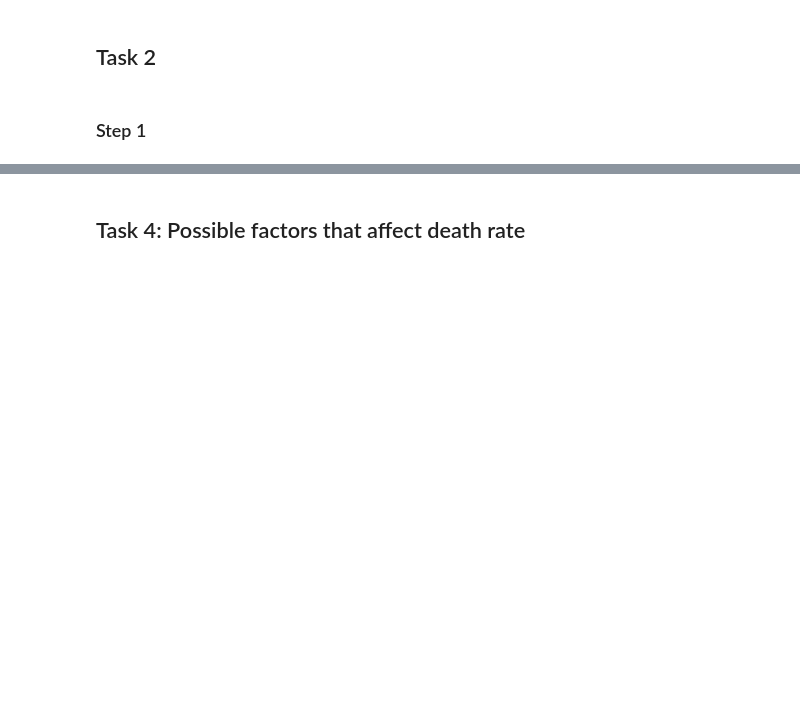
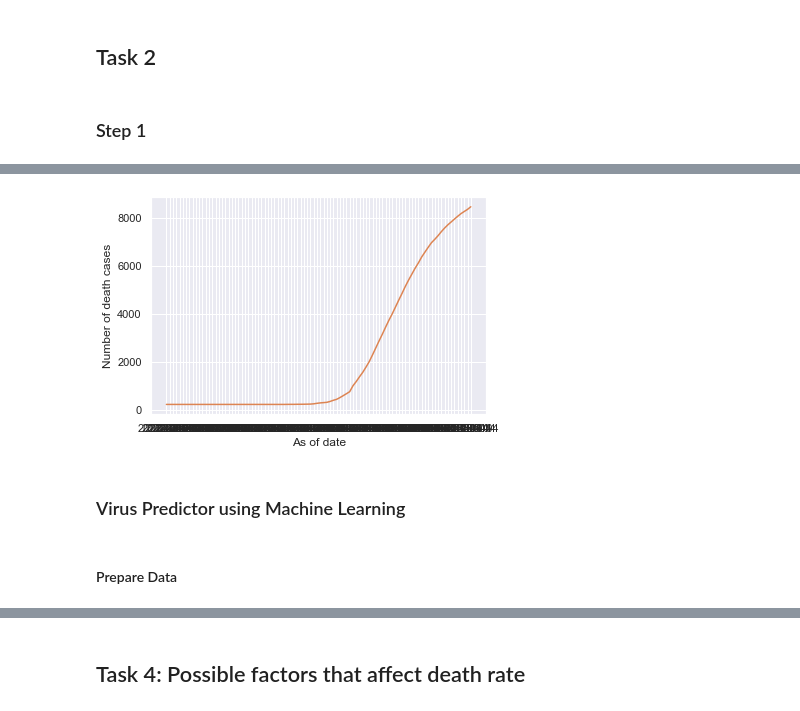
Before and after one commit to adonis119/comp3115, a Jupyter notebook: source_code.ipynb, the cells around one changed output, grey strips where cells are left out. Saved outputs shown, nothing was run; the diff lists cells and outputs as text; code cells hidden in the pictures; blank space fills up the shorter version.

```diff
--- a/source_code.ipynb
+++ b/source_code.ipynb
@@ -37,0 +181,11 @@ from sklearn.neural_network import MLPClassifier
+# %%
+sns.lineplot(x=df.loc['2022-03-01':'2022-06-04'].index, y='Number of confirmed cases per day',
+             data=df.loc['2022-03-01':'2022-06-04']);
+sns.lineplot(x=df.loc['2022-03-01':'2022-06-04'].index, y='Number of death cases',
+             data=df.loc['2022-03-01':'2022-06-04']);
+# %% [output]
+[figure, added]
+# %% [markdown]
+### Virus Predictor using Machine Learning
+# %% [markdown]
+#### Prepare Data
```
Also changed, not shown: parts of 50 cells of this notebook.
